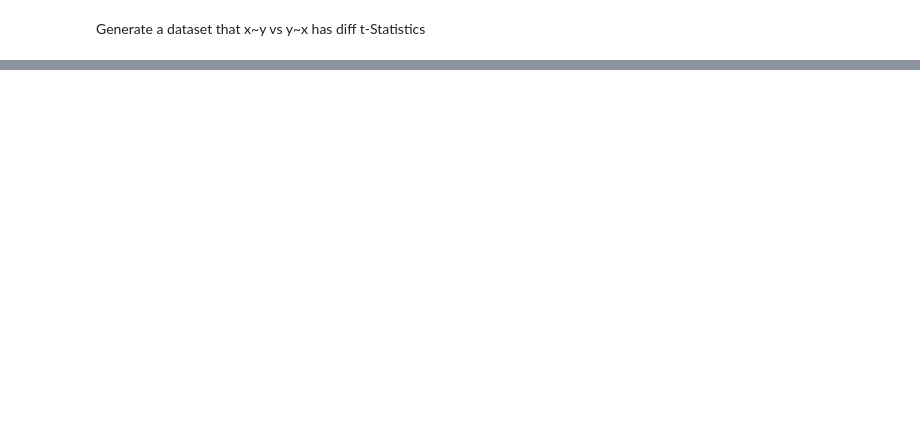
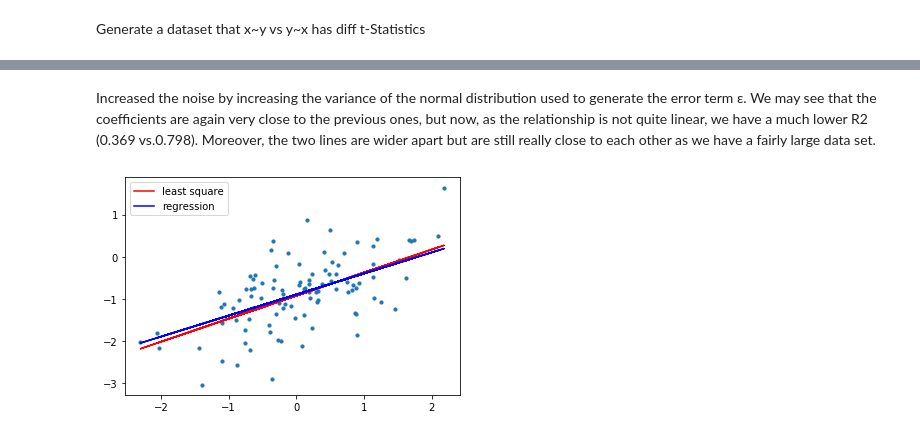
Before and after one commit to VirtualMars/StatisticalLearningPython, a Jupyter notebook: 3.7Exercises_Applied.ipynb, the cells around one changed output, grey strips where cells are left out. Cells and saved outputs as stored; diff of their text form; code cells hidden in the pictures; blank space fills up the shorter version.

```diff
--- a/3.7Exercises_Applied.ipynb
+++ b/3.7Exercises_Applied.ipynb
@@ -370,0 +456,4 @@ Warnings:
+# %%
+df3 = pd.DataFrame({'x':x,'y':y})
+randomlr3 = smf.ols(formula='y~x',data=df3).fit()
+print(randomlr3.summary())
@@ -370,0 +478,11 @@ Warnings:
+# %% [markdown]
+Increased the noise by increasing the variance of the normal distribution used to generate the error term ε. We may see that the coefficients are again very close to the previous ones, but now, as the relationship is not quite linear, we have a much lower R2 (0.369 vs.0.798). Moreover, the two lines are wider apart but are still really close to each other as we have a fairly large data set.
+# %%
+ypred3 = randomlr3.predict()
+plt.scatter(x,y,s=10)
+plt.plot(x,ypred3,color='red')
+plt.plot(x,-0.9+0.5*x,color='blue')
+plt.legend(('least square','regression'))
+plt.show()
+# %% [output]
+[figure, added]
```
Also changed, not shown: parts of 32 cells of this notebook.
